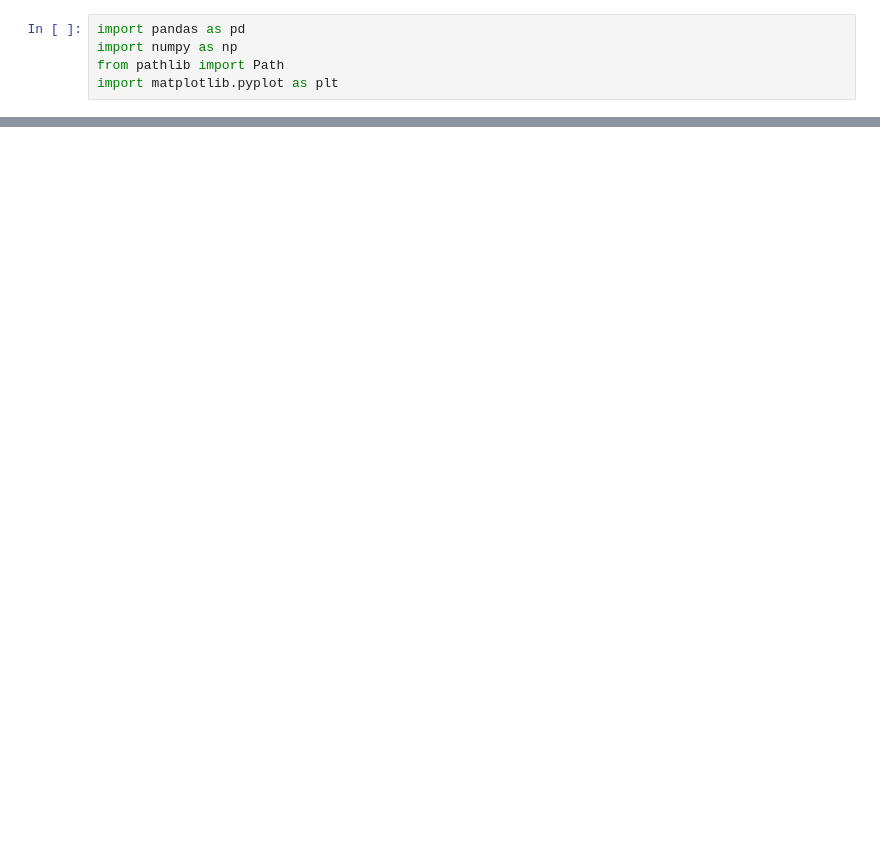
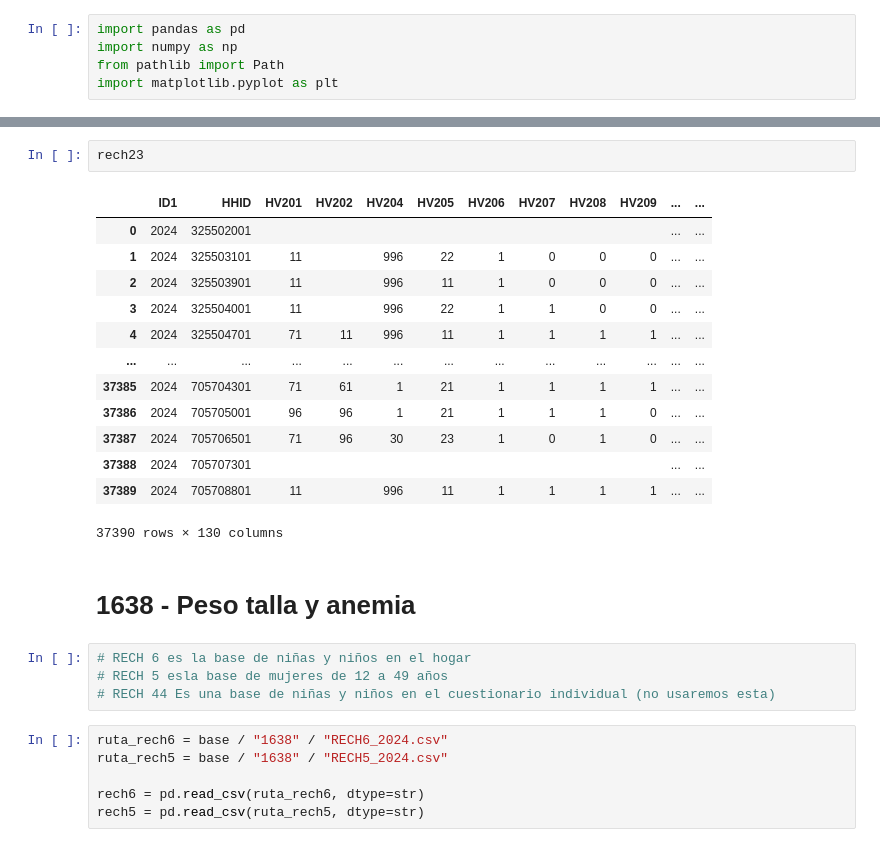
Before and after one commit to isdextre/Data-science-applied-projects, a Jupyter notebook: Fay-Herriot Area Estimation with Integrated Data/base/notebooks/00_exploracion_endes.ipynb, the cells around one changed output, grey strips where cells are left out. Saved outputs shown, nothing was run; the diff lists cells and outputs as text; blank space fills up the shorter version.

```diff
--- a/Fay-Herriot Area Estimation with Integrated Data/base/notebooks/00_exploracion_endes.ipynb
+++ b/Fay-Herriot Area Estimation with Integrated Data/base/notebooks/00_exploracion_endes.ipynb
@@ -45,0 +49,28 @@ rech23.columns.tolist()
+# %%
+rech23
+# %% [output]
+|  | ID1 | HHID | HV201 | HV202 | HV204 | HV205 | HV206 | HV207 | HV208 | HV209 | ... | ... |
+| 0 | 2024 | 325502001 |  |  |  |  |  |  |  |  | ... | ... |
+| 1 | 2024 | 325503101 | 11 |  | 996 | 22 | 1 | 0 | 0 | 0 | ... | ... |
+| 2 | 2024 | 325503901 | 11 |  | 996 | 11 | 1 | 0 | 0 | 0 | ... | ... |
+| 3 | 2024 | 325504001 | 11 |  | 996 | 22 | 1 | 1 | 0 | 0 | ... | ... |
+| 4 | 2024 | 325504701 | 71 | 11 | 996 | 11 | 1 | 1 | 1 | 1 | ... | ... |
+| ... | ... | ... | ... | ... | ... | ... | ... | ... | ... | ... | ... | ... |
+| 37385 | 2024 | 705704301 | 71 | 61 | 1 | 21 | 1 | 1 | 1 | 1 | ... | ... |
+| 37386 | 2024 | 705705001 | 96 | 96 | 1 | 21 | 1 | 1 | 1 | 0 | ... | ... |
+| 37387 | 2024 | 705706501 | 71 | 96 | 30 | 23 | 1 | 0 | 1 | 0 | ... | ... |
+| 37388 | 2024 | 705707301 |  |  |  |  |  |  |  |  | ... | ... |
+| 37389 | 2024 | 705708801 | 11 |  | 996 | 11 | 1 | 1 | 1 | 1 | ... | ... |
+37390 rows × 130 columns
+# %% [markdown]
+# 1638 - Peso talla y anemia
+# %%
+# RECH 6 es la base de niñas y niños en el hogar
+# RECH 5 esla base de mujeres de 12 a 49 años
+# RECH 44 Es una base de niñas y niños en el cuestionario individual (no usaremos esta)
+# %%
+ruta_rech6 = base / "1638" / "RECH6_2024.csv"
+ruta_rech5 = base / "1638" / "RECH5_2024.csv"
+
+rech6 = pd.read_csv(ruta_rech6, dtype=str)
+rech5 = pd.read_csv(ruta_rech5, dtype=str)
```
Also changed, not shown: parts of 13 cells of this notebook, 4 other files.
